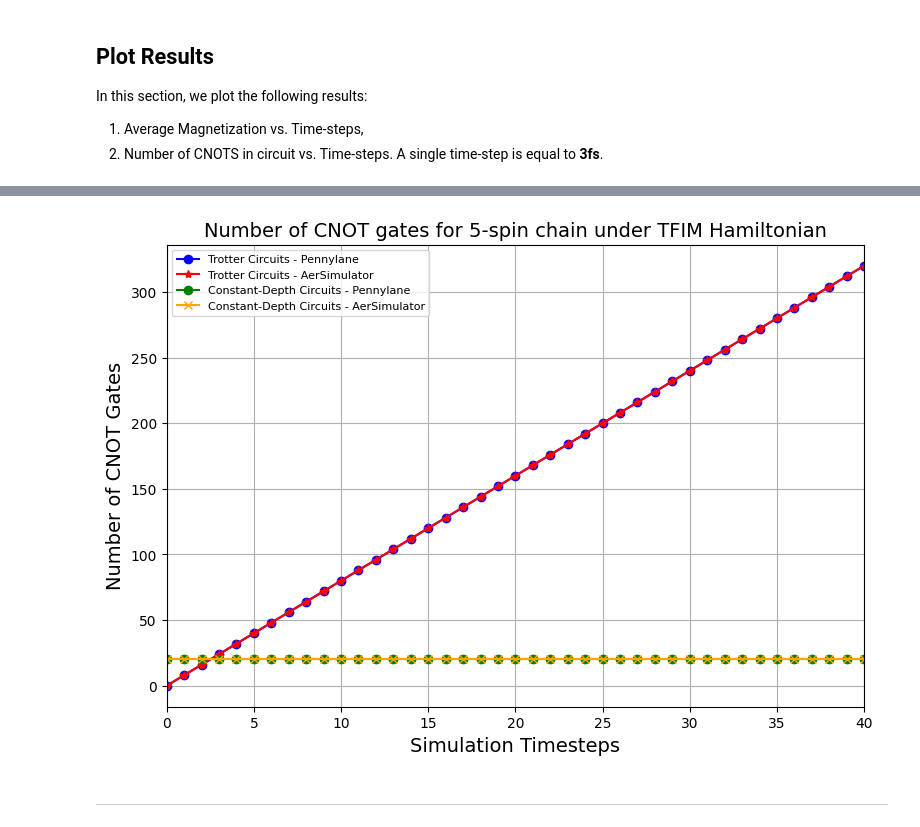
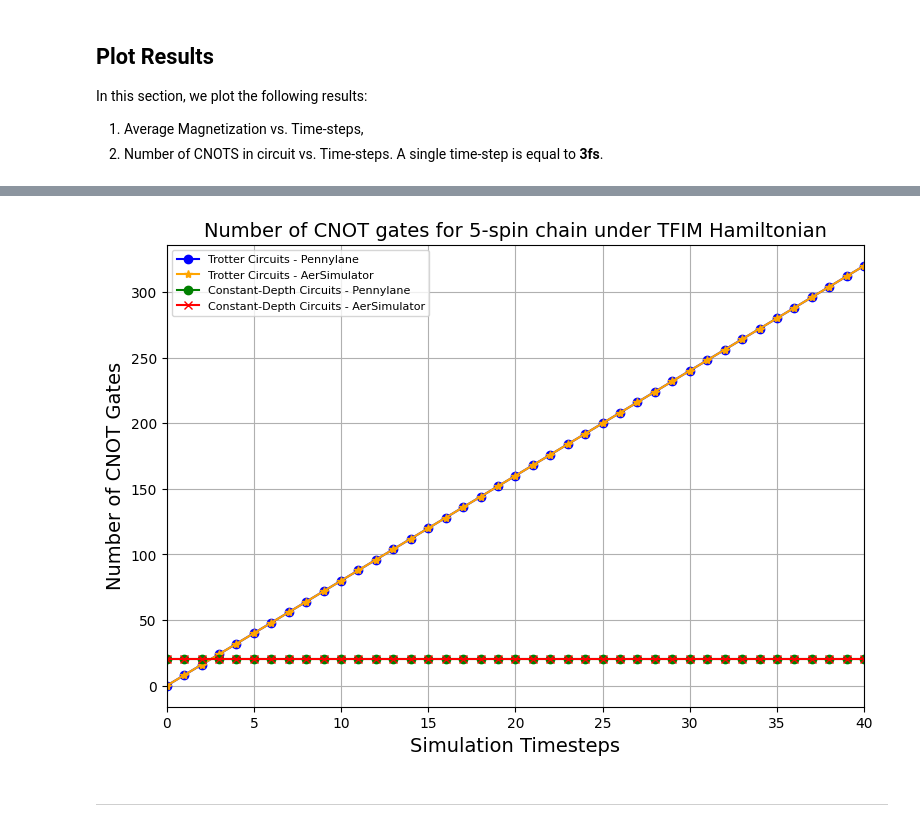
Before and after one commit to pranavi-jain/pennylane, a Jupyter notebook: Heisenberg Model Dynamics/TFIM.ipynb, the cells around one changed output, grey strips where cells are left out. Cells and saved outputs as stored; diff of their text form; code cells hidden in the pictures.

```diff
--- a/Heisenberg Model Dynamics/TFIM.ipynb
+++ b/Heisenberg Model Dynamics/TFIM.ipynb
@@ -400,21 +400,21 @@ plt.show()
 # %%
 ## Plotting the circuit depth vs. time-steps
 
 plt.figure(figsize=(9, 6))
 plt.plot(trotter_sim_cnots, label="Trotter Circuits - Pennylane", color="blue", marker="o")
-plt.plot(trotter_aer_sim_cnots, label="Trotter Circuits - AerSimulator", color="red", marker="*")
+plt.plot(trotter_aer_sim_cnots, label="Trotter Circuits - AerSimulator", color="orange", marker="*")
 # plt.plot(trotter_ibm_cnots, label=f"Trotter Circuits - {backend}", color="red")
 plt.plot(cd_sim_cnots, label="Constant-Depth Circuits - Pennylane", color="green", marker="o")
-plt.plot(cd_aer_sim_cnots, label="Constant-Depth Circuits - AerSimulator", color="orange", marker="x")
+plt.plot(cd_aer_sim_cnots, label="Constant-Depth Circuits - AerSimulator", color="red", marker="x")
 plt.xlim(0, num_steps)
 # plt.ylim(-1.0, 1.0)
 plt.xlabel("Simulation Timesteps", fontsize=14)
 plt.ylabel("Number of CNOT Gates", fontsize=14)
 plt.title(f"Number of CNOT gates for {N}-spin chain under TFIM Hamiltonian", fontsize=14)
 plt.legend(fontsize=8)
 plt.grid()
 plt.show()
 # %% [output]
-[figure, old version]
+[figure, new version]
 # %% [markdown]
 <hr/>
```
Also changed, not shown: parts of 4 cells of this notebook, 4 other files.
